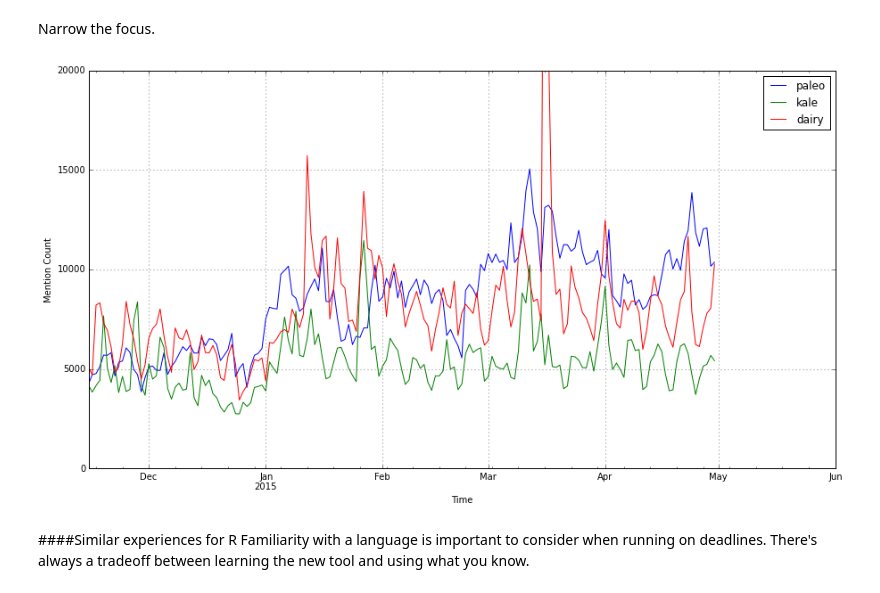
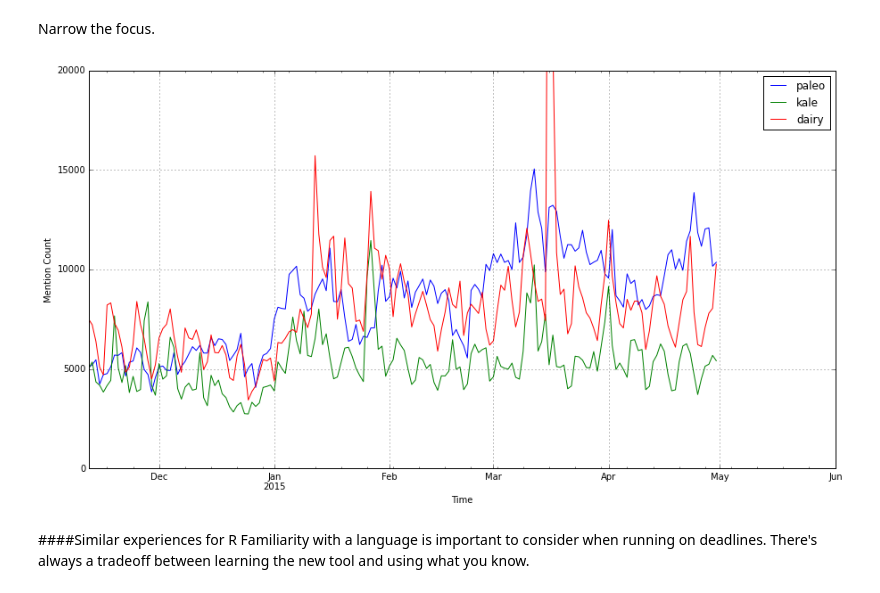
Before and after one commit to blehman/PyMNtos_ipynbD3_workshop, a Jupyter notebook: d3_notebook_example/notebooks/example.ipynb, the cells around one changed output. Saved outputs shown, nothing was run; the diff lists cells and outputs as text; code cells hidden in the pictures.

```diff
--- a/d3_notebook_example/notebooks/example.ipynb
+++ b/d3_notebook_example/notebooks/example.ipynb
@@ -264,31 +267,31 @@ Narrow the focus.
 # %%
 paleo = sampleData.plot(
     x='timeStamp'
     ,y='paleo'
     ,kind='line'
-    ,xlim=['2011-11-15 00:00:00','2015-06-01 00:00:00'])
+    ,xlim=['2011-11-12 00:00:00','2015-06-01 00:00:00'])
 paleo.legend(['paleo'], loc='best')
 kale = sampleData.plot(
     x='timeStamp'
     ,y='kale'
     ,kind='line'
-    ,xlim=['2011-11-15 00:00:00','2015-06-01 00:00:00']
+    ,xlim=['2011-11-12 00:00:00','2015-06-01 00:00:00']
     ,ax = paleo)
 kale.legend(['paleo','kale'], loc='best')
 dairy = sampleData.plot(
     x='timeStamp'
     ,y='dairy'
     ,kind='line'
-    ,xlim = ['2014-11-15 00:00:00','2015-06-01 00:00:00']
+    ,xlim = ['2014-11-12 00:00:00','2015-06-01 00:00:00']
     ,ylim = [0,20000]
     ,ax=kale
     ,figsize =(15,8))
 dairy.legend(['paleo','kale','dairy'], loc='best')
 dairy.set_xlabel("Time")
 dairy.set_ylabel("Mention Count")
 plt.show()
 # %% [output]
-[figure, old version]
+[figure, new version]
 # %% [markdown]
 ####Similar experiences for R
 Familiarity with a language is important to consider when running on deadlines. There's always a tradeoff between learning the new tool and using what you know.
```
Also changed, not shown: parts of 3 cells of this notebook, 1 other file.
